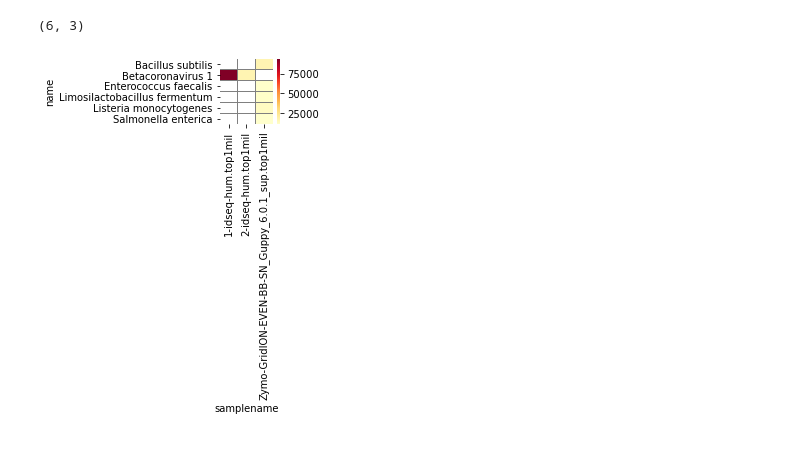
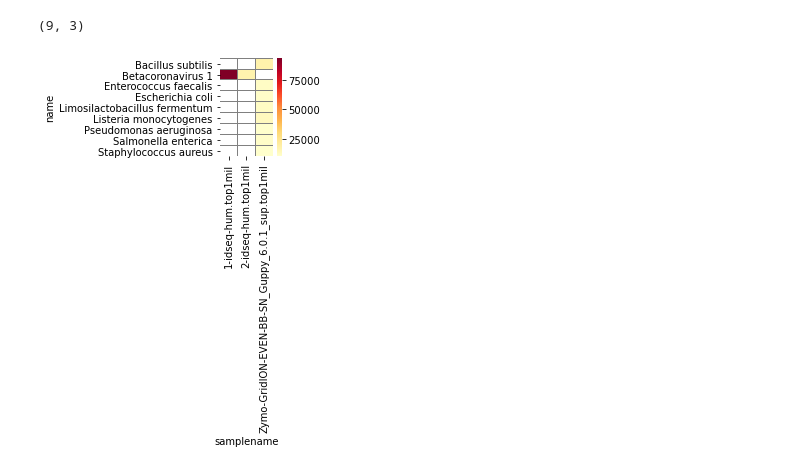
Before and after one commit to katrinakalantar/czid-ont-heatmap, a Jupyter notebook: Make_Nanopore_Heatmap.ipynb, the cells around one changed output. Saved outputs shown, nothing was run; the diff lists cells and outputs as text; code cells hidden in the pictures.

Commit message:
updates to docs and function descriptions

```diff
--- a/Make_Nanopore_Heatmap.ipynb
+++ b/Make_Nanopore_Heatmap.ipynb
@@ -72,6 +77,11 @@ def read_czid_report(filename,
                      min_nt_contigs = 0,
                      min_nr_contigs = 0,
                      top_n = 10):
+
+    '''
+    Read in the CZ ID Sample Taxon Reports by filename, applying filtering.
+    Conservative default filter values are provided, but filters may be adjusted when calling the function.
+    '''
 
     df = pd.read_csv(filename)
     df.fillna(0, inplace=True)
@@ -100,7 +110,10 @@ def read_czid_report(filename,
     return(df)
 
 
-def plot_czid_heatmap(df, plot_value, log=False):
+def plot_czid_heatmap(df, plot_value = 'nt_bpm', log=False, output_filename = 'output.pdf'):
+    '''
+    Plot the final heatmap
+    '''
 
     # convert long df to wide df
     plot_df = df.pivot(index='name', columns='samplename', values=plot_value)
@@ -121,7 +134,7 @@ def plot_czid_heatmap(df, plot_value, log=False):
               )
     sns.heatmap(plot_df, cmap=czid_colors, linewidths=.1, linecolor='grey', xticklabels=True, yticklabels=True) #annot=True,
     plt.tight_layout()
-    plt.savefig('output.pdf')
+    plt.savefig(output_filename)
     plt.show()
 # %% [markdown]
 ### Run the heatmap generation for your dataset
@@ -139,9 +152,13 @@ Note that there are several parameters available for tweaking:
 # %%
 # list of files that will be included in the heatmap
+print("Filenames being included in this heatmap: ")
 for file in os.listdir(data_directory):
     print(file)
 
+print("\n\n")
+
 # parse CZ ID reports into dataframe
+# NOTE: adjust the parameters for filtering here!
 results_matrix_list = [
     read_czid_report(data_directory + '/' + file,
                      metric = 'nt_bpm',
@@ -151,9 +168,10 @@ results_matrix_list = [
                      min_nr_bpm = 0,
                      min_nt_contigs = 0,
                      min_nr_contigs = 0,
-                     top_n = 5
+                     top_n = 10
                          ) for file in os.listdir(data_directory)]
 
+print("Data to be included in heatmap: ")
 big_df = pd.concat(results_matrix_list, axis=0)
 big_df.head(5)
 # %% [output]
@@ -170,7 +193,7 @@ Zymo-GridION-EVEN-BB-SN_Guppy_6.0.1_sup.top1mil_318615_taxon_report.csv
 | 31 | 1351 | 1 | 1350 | Enterococcus faecalis | 0 | bacteria | False | 11871.681663 | 45793872.0 | ... |
 5 rows × 24 columns
 # %%
-plot_czid_heatmap(big_df, 'nt_bpm', log=False)
+plot_czid_heatmap(big_df, 'nt_bpm', log=False, output_filename = 'output.pdf')
 # %% [output]
-(6, 3)
+(9, 3)
-[figure, old version]
+[figure, new version]
```
Also changed, not shown: parts of 8 cells of this notebook, 1 other file.
